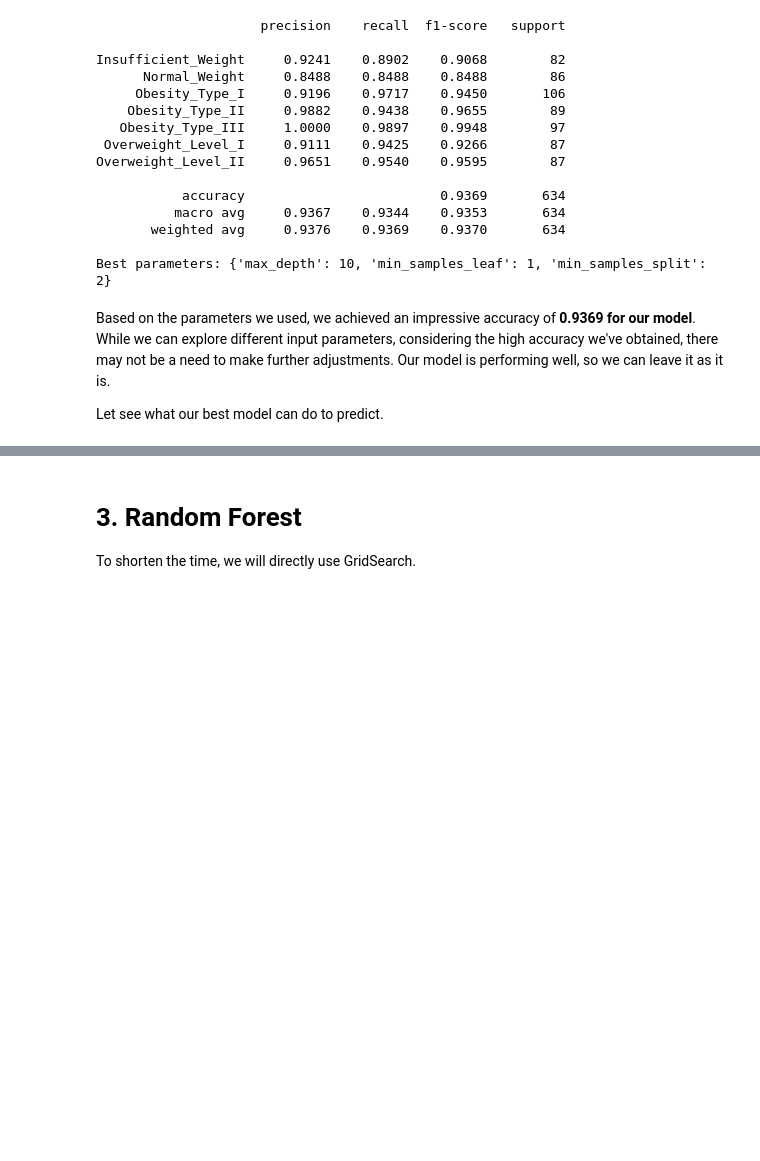
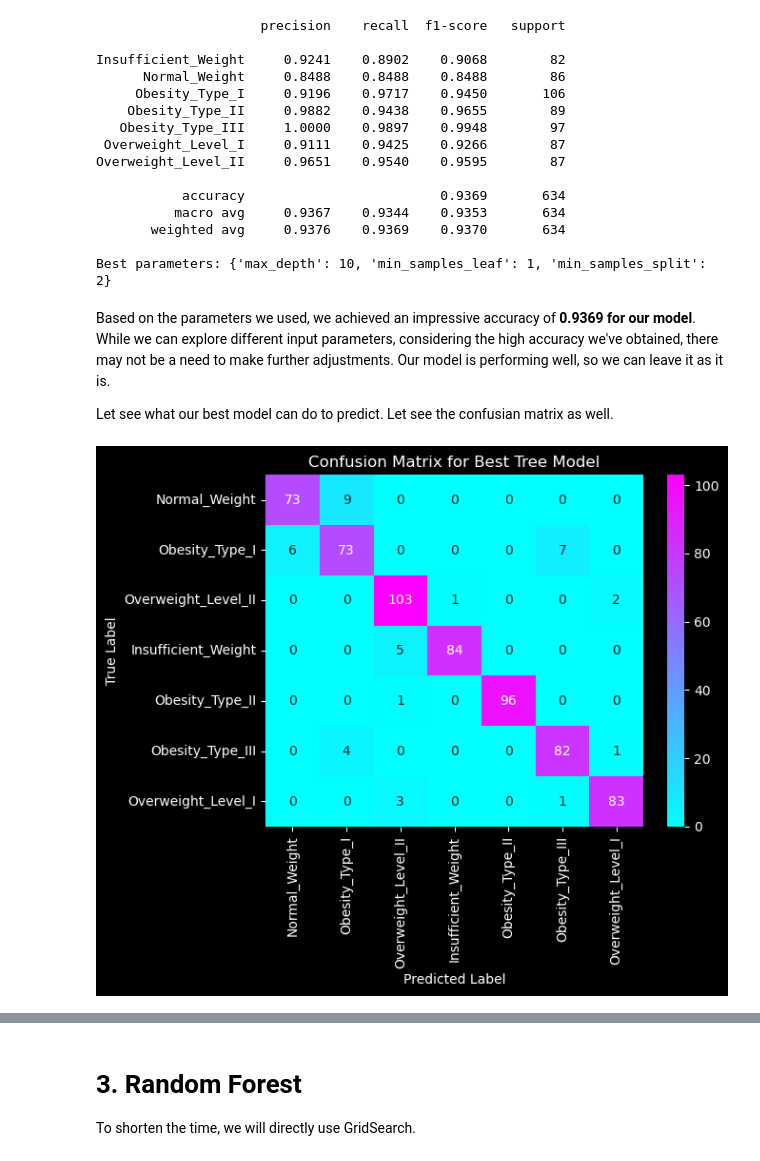
Before and after one commit to PrastyaSusanto/Obese-App, a Jupyter notebook: obesity-level-prediction-and-eda.ipynb, the cells around one changed output, grey strips where cells are left out. Saved outputs shown, nothing was run; the diff lists cells and outputs as text; code cells hidden in the pictures; blank space fills up the shorter version.

```diff
--- a/obesity-level-prediction-and-eda.ipynb
+++ b/obesity-level-prediction-and-eda.ipynb
@@ -501,7 +519,19 @@ Best parameters: {'max_depth': 10, 'min_samples_leaf': 1, 'min_samples_split': 2
 # %% [markdown]
 Based on the parameters we used, we achieved an impressive accuracy of **0.9369 for our model**. While we can explore different input parameters, considering the high accuracy we've obtained, there may not be a need to make further adjustments. Our model is performing well, so we can leave it as it is.
 
-Let see what our best model can do to predict.
+Let see what our best model can do to predict. Let see the confusian matrix as well.
+# %%
+# Creating Confusion Matrix
+cm_2 = confusion_matrix(y_test, y_pred_tree)
+Labels = y_test.unique()
+# Show Confusion Matrix
+sns.heatmap(cm_2, annot=True, cmap='cool', fmt='d', xticklabels=Labels, yticklabels=Labels)
+plt.title('Confusion Matrix for Best Tree Model')
+plt.xlabel('Predicted Label')
+plt.ylabel('True Label')
+plt.show()
+# %% [output]
+[figure, added]
 # %%
 df_2 = df.copy()
 df_2_feature = df_2.drop('Obesity Levels', axis = 1)
```
Also changed, not shown: parts of 22 cells of this notebook.
